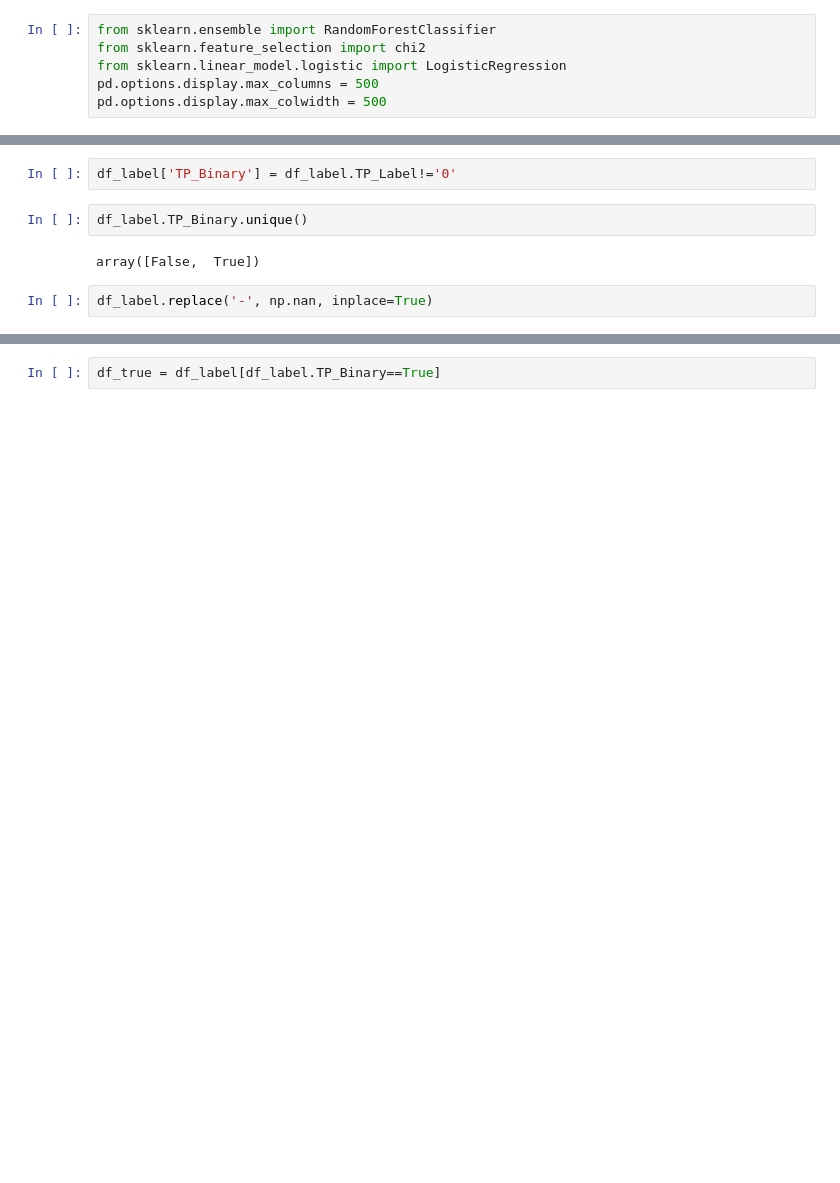
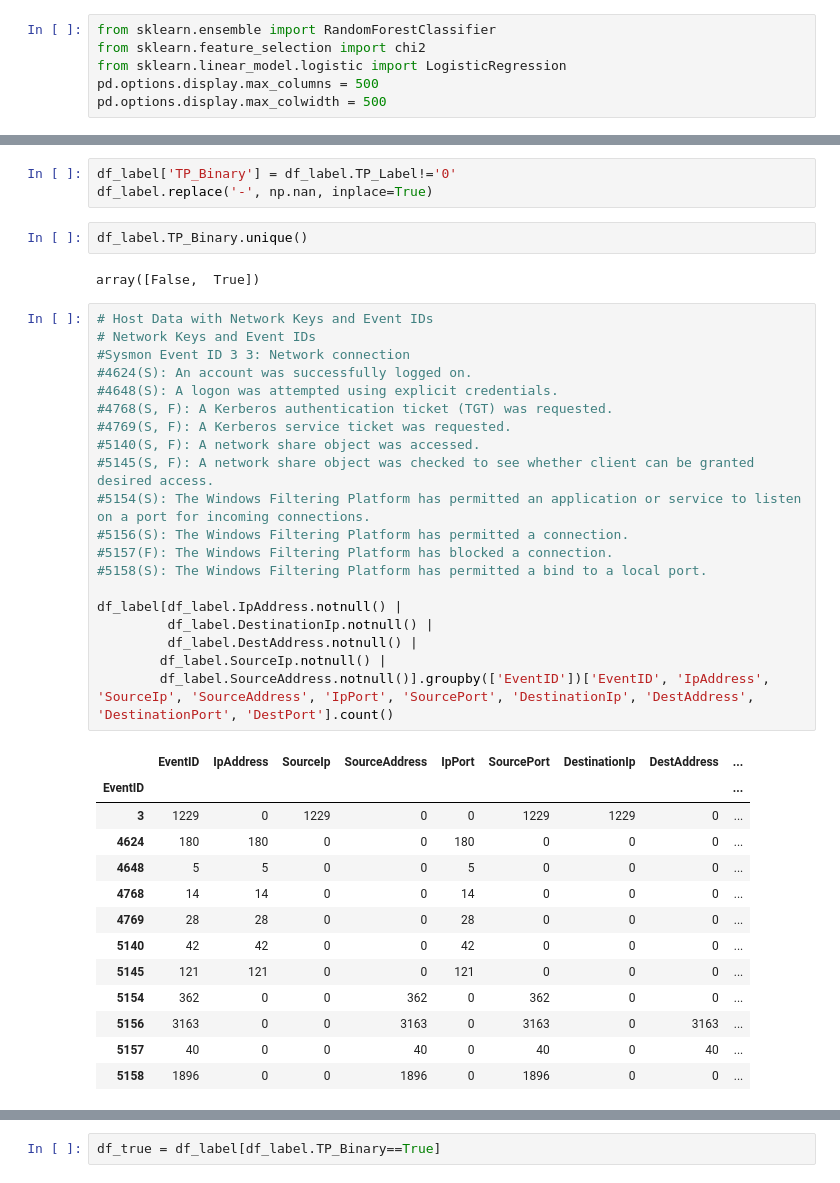
Before and after one commit to zulu8/graph_msc, a Jupyter notebook: Network1.ipynb, the cells around one changed output, grey strips where cells are left out. Saved outputs shown, nothing was run; the diff lists cells and outputs as text; blank space fills up the shorter version.

```diff
--- a/Network1.ipynb
+++ b/Network1.ipynb
@@ -59,9 +53,42 @@ df_label.head()
 | 4 | 2020-05-02T03:19:46.157Z | 1 | Other Policy Change Events | security | 5447 | 2020-05-01 23:19:46 | 2020-05-01 23:19:16 | AUDIT_SUCCESS | ... |
 # %%
 df_label['TP_Binary'] = df_label.TP_Label!='0'
+df_label.replace('-', np.nan, inplace=True)
 # %%
 df_label.TP_Binary.unique()
 # %% [output]
 array([False,  True])
-# %%
-df_label.replace('-', np.nan, inplace=True)
+# %%
+# Host Data with Network Keys and Event IDs
+# Network Keys and Event IDs
+#Sysmon Event ID 3 3: Network connection
+#4624(S): An account was successfully logged on.
+#4648(S): A logon was attempted using explicit credentials.
+#4768(S, F): A Kerberos authentication ticket (TGT) was requested.
+#4769(S, F): A Kerberos service ticket was requested.
+#5140(S, F): A network share object was accessed.
+#5145(S, F): A network share object was checked to see whether client can be granted desired access.
+#5154(S): The Windows Filtering Platform has permitted an application or service to listen on a port for incoming connections.
+#5156(S): The Windows Filtering Platform has permitted a connection.
+#5157(F): The Windows Filtering Platform has blocked a connection.
+#5158(S): The Windows Filtering Platform has permitted a bind to a local port.
+
+df_label[df_label.IpAddress.notnull() |
+         df_label.DestinationIp.notnull() |
+         df_label.DestAddress.notnull() |
+        df_label.SourceIp.notnull() |
+        df_label.SourceAddress.notnull()].groupby(['EventID'])['EventID', 'IpAddress', 'SourceIp', 'SourceAddress', 'IpPort', 'SourcePort', 'DestinationIp', 'DestAddress', 'DestinationPort', 'DestPort'].count()
+# %% [output]
+|  | EventID | IpAddress | SourceIp | SourceAddress | IpPort | SourcePort | DestinationIp | DestAddress | ... |
+| EventID |  |  |  |  |  |  |  |  | ... |
+| 3 | 1229 | 0 | 1229 | 0 | 0 | 1229 | 1229 | 0 | ... |
+| 4624 | 180 | 180 | 0 | 0 | 180 | 0 | 0 | 0 | ... |
+| 4648 | 5 | 5 | 0 | 0 | 5 | 0 | 0 | 0 | ... |
+| 4768 | 14 | 14 | 0 | 0 | 14 | 0 | 0 | 0 | ... |
+| 4769 | 28 | 28 | 0 | 0 | 28 | 0 | 0 | 0 | ... |
+| 5140 | 42 | 42 | 0 | 0 | 42 | 0 | 0 | 0 | ... |
+| 5145 | 121 | 121 | 0 | 0 | 121 | 0 | 0 | 0 | ... |
+| 5154 | 362 | 0 | 0 | 362 | 0 | 362 | 0 | 0 | ... |
+| 5156 | 3163 | 0 | 0 | 3163 | 0 | 3163 | 0 | 3163 | ... |
+| 5157 | 40 | 0 | 0 | 40 | 0 | 40 | 0 | 40 | ... |
+| 5158 | 1896 | 0 | 0 | 1896 | 0 | 1896 | 0 | 0 | ... |
```
Also changed, not shown: parts of 112 cells of this notebook.
